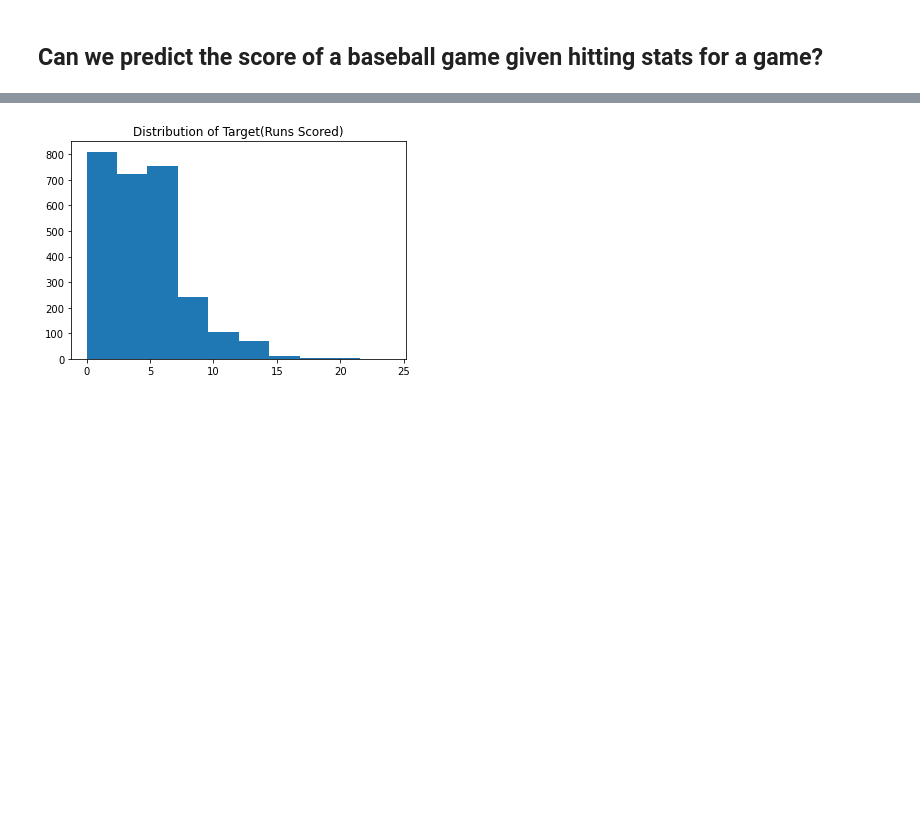
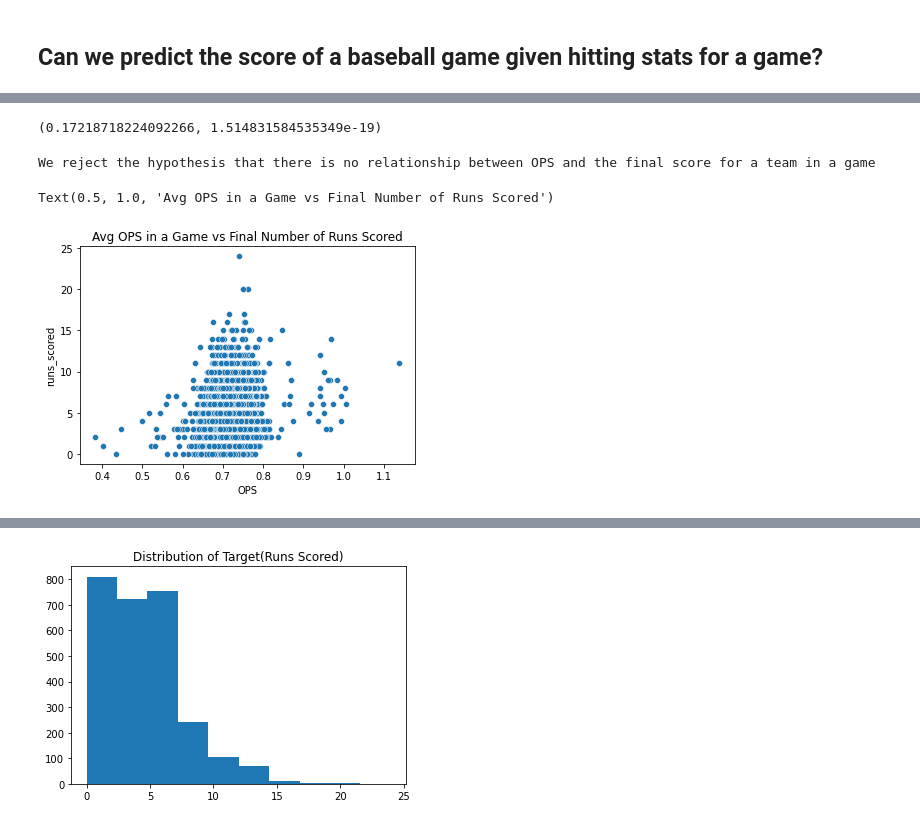
Before and after one commit to veronica-f-reyes/individual-project, a Jupyter notebook: initial_notebook.ipynb, the cells around one changed output, grey strips where cells are left out. Drawn from its saved outputs; the diff is of its cells as text; code cells hidden in the pictures; blank space fills up the shorter version.

```diff
--- a/initial_notebook.ipynb
+++ b/initial_notebook.ipynb
@@ -1272,0 +1328,19 @@ Given what we know thus far, we will create a linear regression models to try an
+# %%
+corr, p = stats.spearmanr(x, y)
+corr, p
+# %% [output]
+(0.17218718224092266, 1.514831584535349e-19)
+# %%
+if p < alpha:
+    print("We reject the hypothesis that", null_hyp2)
+else:
+    print("We fail to reject the null hypothesis")
+# %% [output]
+We reject the hypothesis that there is no relationship between OPS and the final score for a team in a game
+# %%
+# Set up the matplotlib figure
+ax = sns.scatterplot(x="OPS", y="runs_scored", data=train)
+plt.title('Avg OPS in a Game vs Final Number of Runs Scored')
+# %% [output]
+Text(0.5, 1.0, 'Avg OPS in a Game vs Final Number of Runs Scored')
+[figure, added]
```
Also changed, not shown: parts of 24 cells of this notebook.
